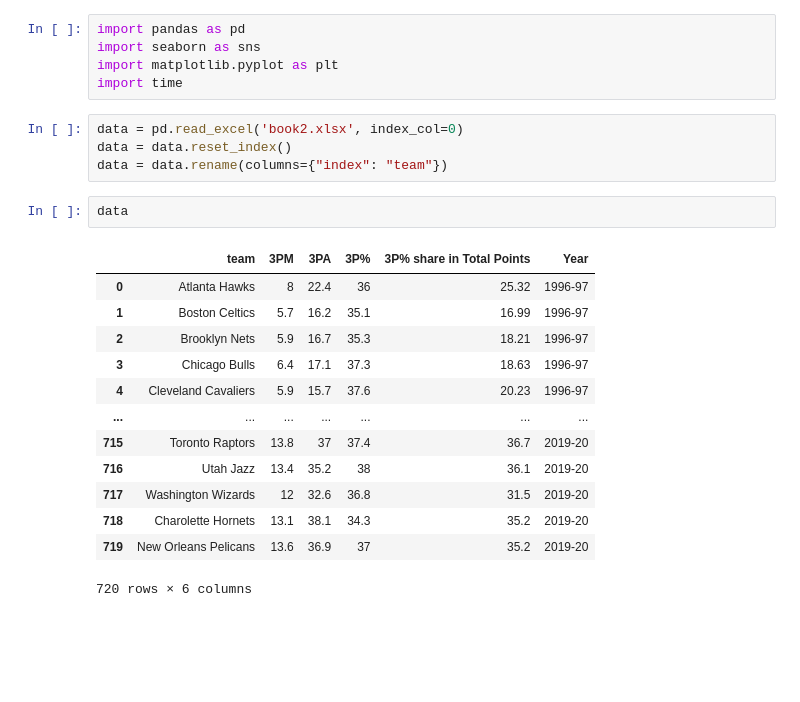
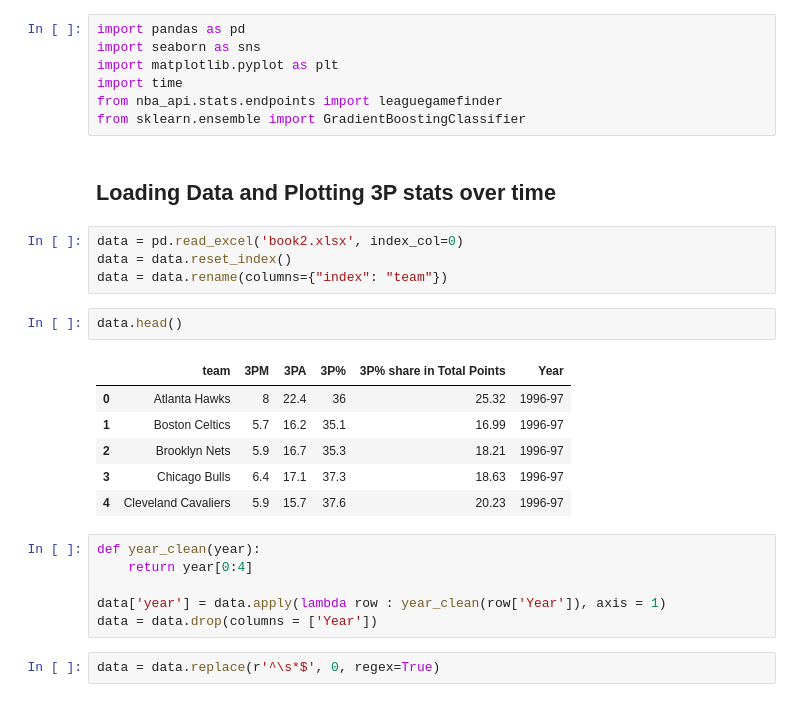
Before and after one commit to jack-wheeler/groupProject333, a Jupyter notebook: edaNotebook.ipynb, the cells around one changed output. Saved outputs shown, nothing was run; the diff lists cells and outputs as text; blank space fills up the shorter version.

```diff
--- a/edaNotebook.ipynb
+++ b/edaNotebook.ipynb
@@ -3,23 +3,28 @@ import pandas as pd
 import seaborn as sns
 import matplotlib.pyplot as plt
 import time
+from nba_api.stats.endpoints import leaguegamefinder
+from sklearn.ensemble import GradientBoostingClassifier
+# %% [markdown]
+## Loading Data and Plotting 3P stats over time
 # %%
 data = pd.read_excel('book2.xlsx', index_col=0)
 data = data.reset_index()
 data = data.rename(columns={"index": "team"})
 # %%
-data
+data.head()
 # %% [output]
 |  | team | 3PM | 3PA | 3P% | 3P% share in Total Points | Year |
 | 0 | Atlanta Hawks | 8 | 22.4 | 36 | 25.32 | 1996-97 |
 | 1 | Boston Celtics | 5.7 | 16.2 | 35.1 | 16.99 | 1996-97 |
 | 2 | Brooklyn Nets | 5.9 | 16.7 | 35.3 | 18.21 | 1996-97 |
 | 3 | Chicago Bulls | 6.4 | 17.1 | 37.3 | 18.63 | 1996-97 |
 | 4 | Cleveland Cavaliers | 5.9 | 15.7 | 37.6 | 20.23 | 1996-97 |
-| ... | ... | ... | ... | ... | ... | ... |
-| 715 | Toronto Raptors | 13.8 | 37 | 37.4 | 36.7 | 2019-20 |
-| 716 | Utah Jazz | 13.4 | 35.2 | 38 | 36.1 | 2019-20 |
-| 717 | Washington Wizards | 12 | 32.6 | 36.8 | 31.5 | 2019-20 |
-| 718 | Charolette Hornets | 13.1 | 38.1 | 34.3 | 35.2 | 2019-20 |
-| 719 | New Orleans Pelicans | 13.6 | 36.9 | 37 | 35.2 | 2019-20 |
-720 rows × 6 columns
+# %%
+def year_clean(year):
+    return year[0:4]
+
+data['year'] = data.apply(lambda row : year_clean(row['Year']), axis = 1)
+data = data.drop(columns = ['Year'])
+# %%
+data = data.replace(r'^\s*$', 0, regex=True)
```
Also changed, not shown: parts of 19 cells of this notebook.
